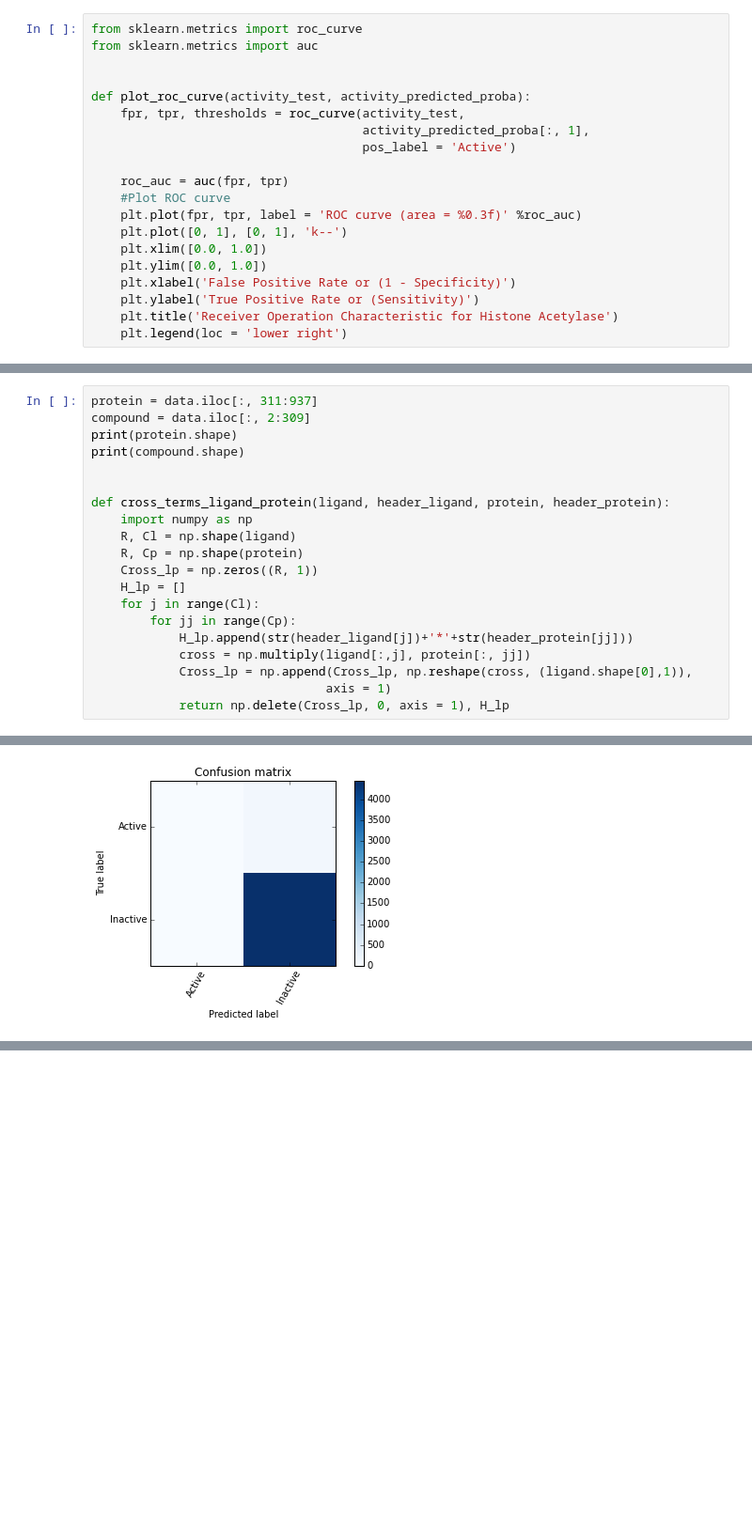
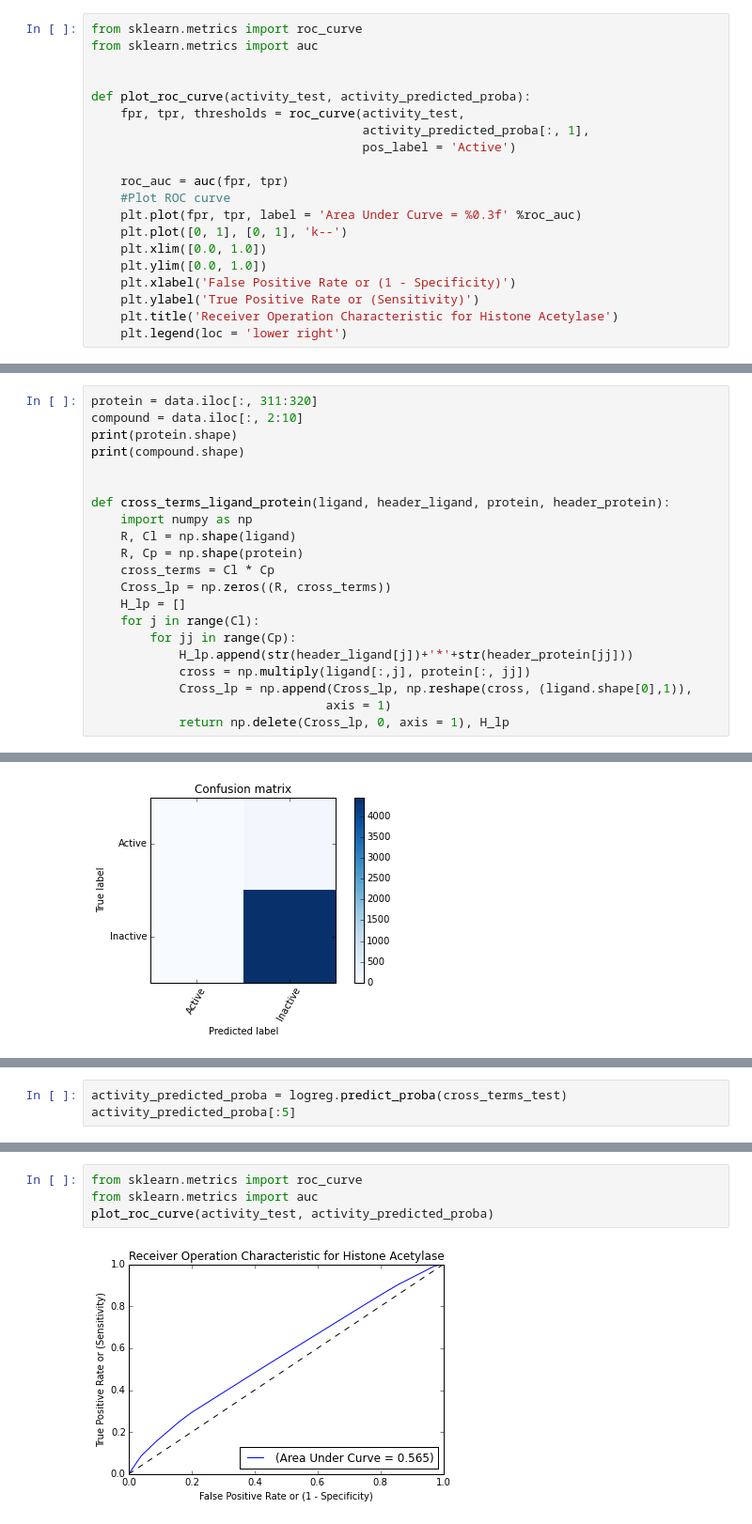
Before and after one commit to Rnewbie/PCM, a Jupyter notebook: Histone Deacetylase.ipynb, the cells around one changed output, grey strips where cells are left out. Shown at 94% size. Drawn from its saved outputs; the diff is of its cells as text; blank space fills up the shorter version.

```diff
--- a/Histone Deacetylase.ipynb
+++ b/Histone Deacetylase.ipynb
@@ -246,7 +246,7 @@ def plot_roc_curve(activity_test, activity_predicted_proba):
 
     roc_auc = auc(fpr, tpr)
     #Plot ROC curve
-    plt.plot(fpr, tpr, label = 'ROC curve (area = %0.3f)' %roc_auc)
+    plt.plot(fpr, tpr, label = 'Area Under Curve = %0.3f' %roc_auc)
     plt.plot([0, 1], [0, 1], 'k--')
     plt.xlim([0.0, 1.0])
     plt.ylim([0.0, 1.0])
@@ -389,8 +389,8 @@ plot_roc_curve(activity_test, activity_predicted_proba)
 # %% [output]
 [figure]
 # %%
-protein = data.iloc[:, 311:937]
-compound = data.iloc[:, 2:309]
+protein = data.iloc[:, 311:320]
+compound = data.iloc[:, 2:10]
 print(protein.shape)
 print(compound.shape)
 
@@ -399,7 +399,8 @@ def cross_terms_ligand_protein(ligand, header_ligand, protein, header_protein):
     import numpy as np
     R, Cl = np.shape(ligand)
     R, Cp = np.shape(protein)
-    Cross_lp = np.zeros((R, 1))
+    cross_terms = Cl * Cp
+    Cross_lp = np.zeros((R, cross_terms))
     H_lp = []
     for j in range(Cl):
         for jj in range(Cp):
@@ -477,0 +485,3 @@ plot_roc_curve(a)
+# %%
+activity_predicted_proba = logreg.predict_proba(cross_terms_test)
+activity_predicted_proba[:5]
@@ -477,0 +494,6 @@ plot_roc_curve(a)
+# %%
+from sklearn.metrics import roc_curve
+from sklearn.metrics import auc
+plot_roc_curve(activity_test, activity_predicted_proba)
+# %% [output]
+[figure, added]
```
Also changed, not shown: parts of 16 cells of this notebook, 1 other file.
